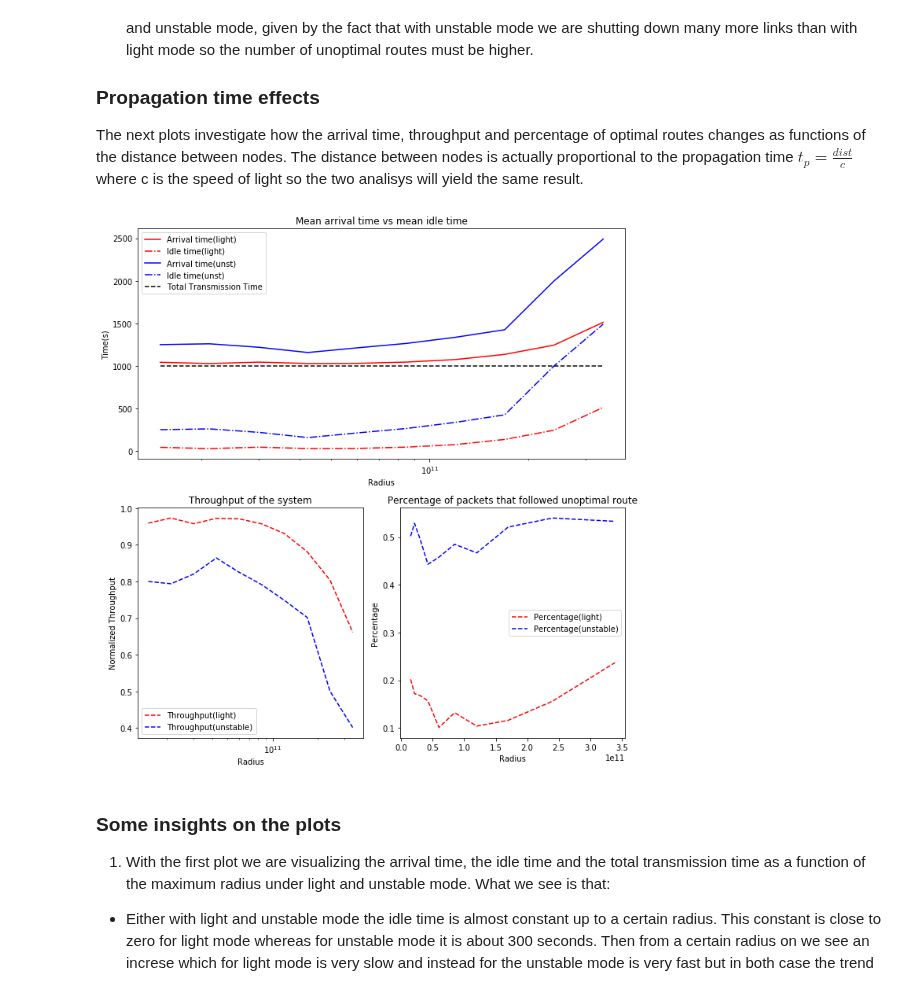
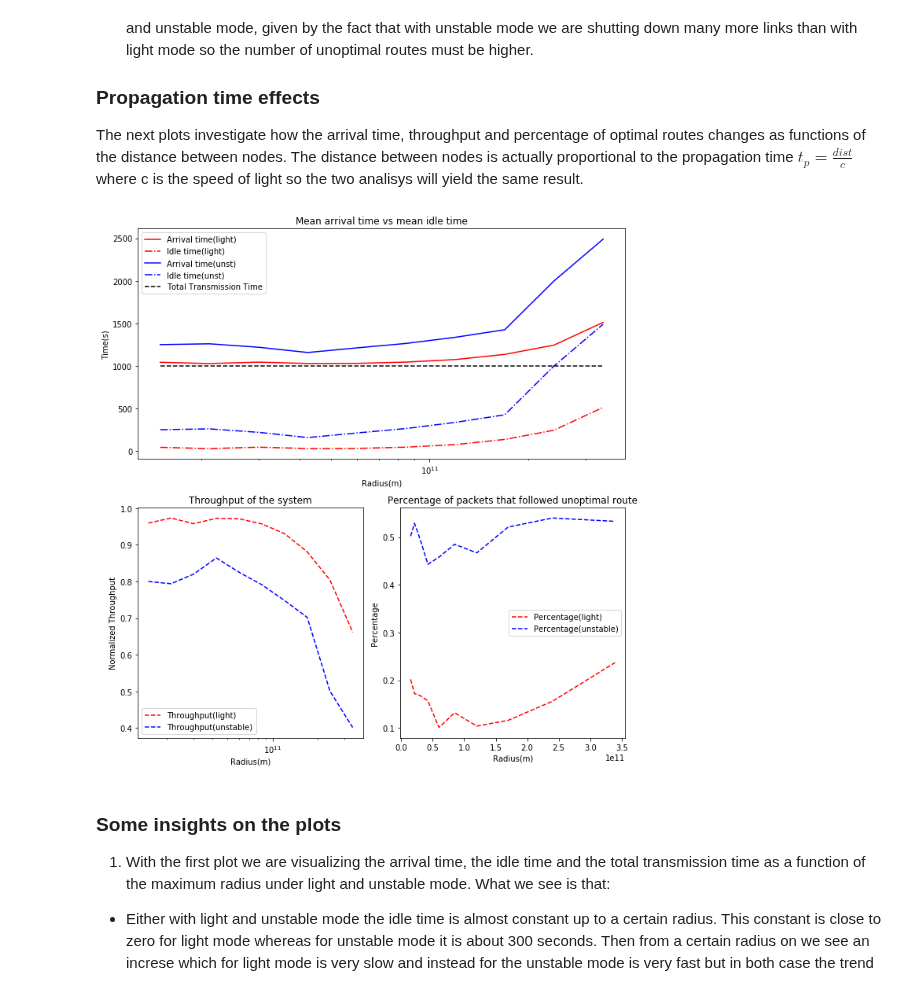
Before and after one commit to PhysicsOfData/LCP_projects_Y2, a Jupyter notebook: Project.ipynb, the cells around one changed output. Drawn from its saved outputs; the diff is of its cells as text; code cells hidden in the pictures.

Commit message:
[Add]modified legend

```diff
--- a/Project.ipynb
+++ b/Project.ipynb
@@ -454,37 +454,37 @@ for mode in ["light", "unstable"]:
     axs[0].semilogx(r_maxes * r_max, arrival_times - packets.shape[0] * ttr, linestyle = "-.", c = color)
     axs[1].semilogx(r_maxes * r_max, throughput(packets.shape[0], arrival_times)*ttr, linestyle="--", c = color)
     axs[2].plot(r_maxes * r_max, np.mean(deviation_arr, axis = 1), linestyle = "--", c = color)
 
 axs[0].semilogx(r_maxes * r_max, np.ones(len(r_maxes)) * packets.shape[0] * ttr, linestyle = "--", c = "black")
 axs[0].set_ylabel("Time(s)")
-axs[0].set_xlabel("Radius")
+axs[0].set_xlabel("Radius(m)")
 axs[0].set_title("Mean arrival time vs mean idle time")
 axs[0].legend([
     "Arrival time(light)",
     "Idle time(light)",
     "Arrival time(unst)",
     "Idle time(unst)",
     "Total Transmission Time"
 ])
 
 axs[1].set_title("Throughput of the system")
 axs[1].set_ylabel("Normalized Throughput")
-axs[1].set_xlabel("Radius")
+axs[1].set_xlabel("Radius(m)")
 axs[1].legend([
     "Throughput(light)",
     "Throughput(unstable)",
 ])
 
 axs[2].set_title("Percentage of packets that followed unoptimal route")
 axs[2].set_ylabel("Percentage")
-axs[2].set_xlabel("Radius")
+axs[2].set_xlabel("Radius(m)")
 axs[2].legend([
     "Percentage(light)",
     "Percentage(unstable)"
 ])
 plt.tight_layout()
 # %% [output]
-[figure, old version]
+[figure, new version]
 # %% [markdown]
 ### Some insights on the plots
 
```
